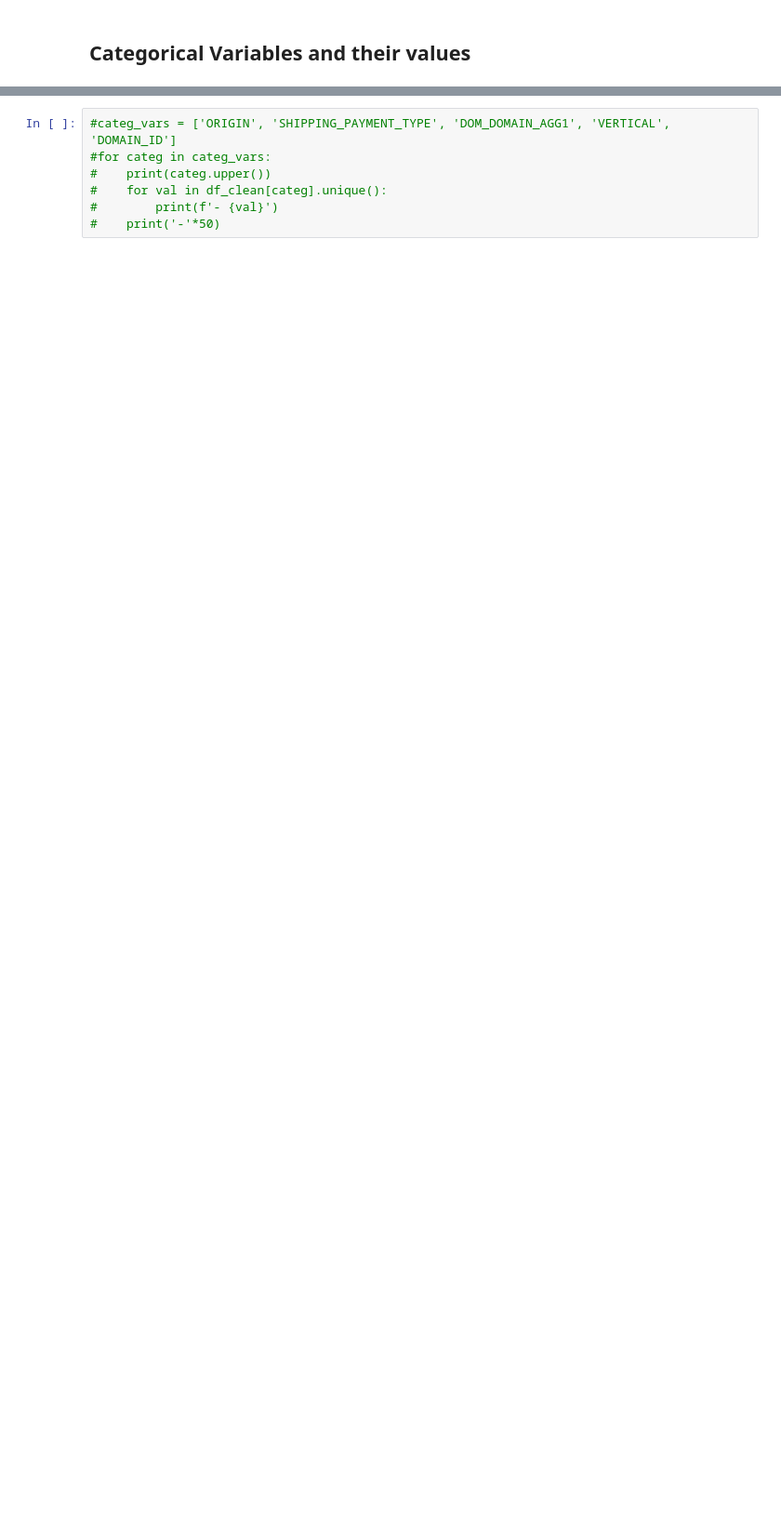
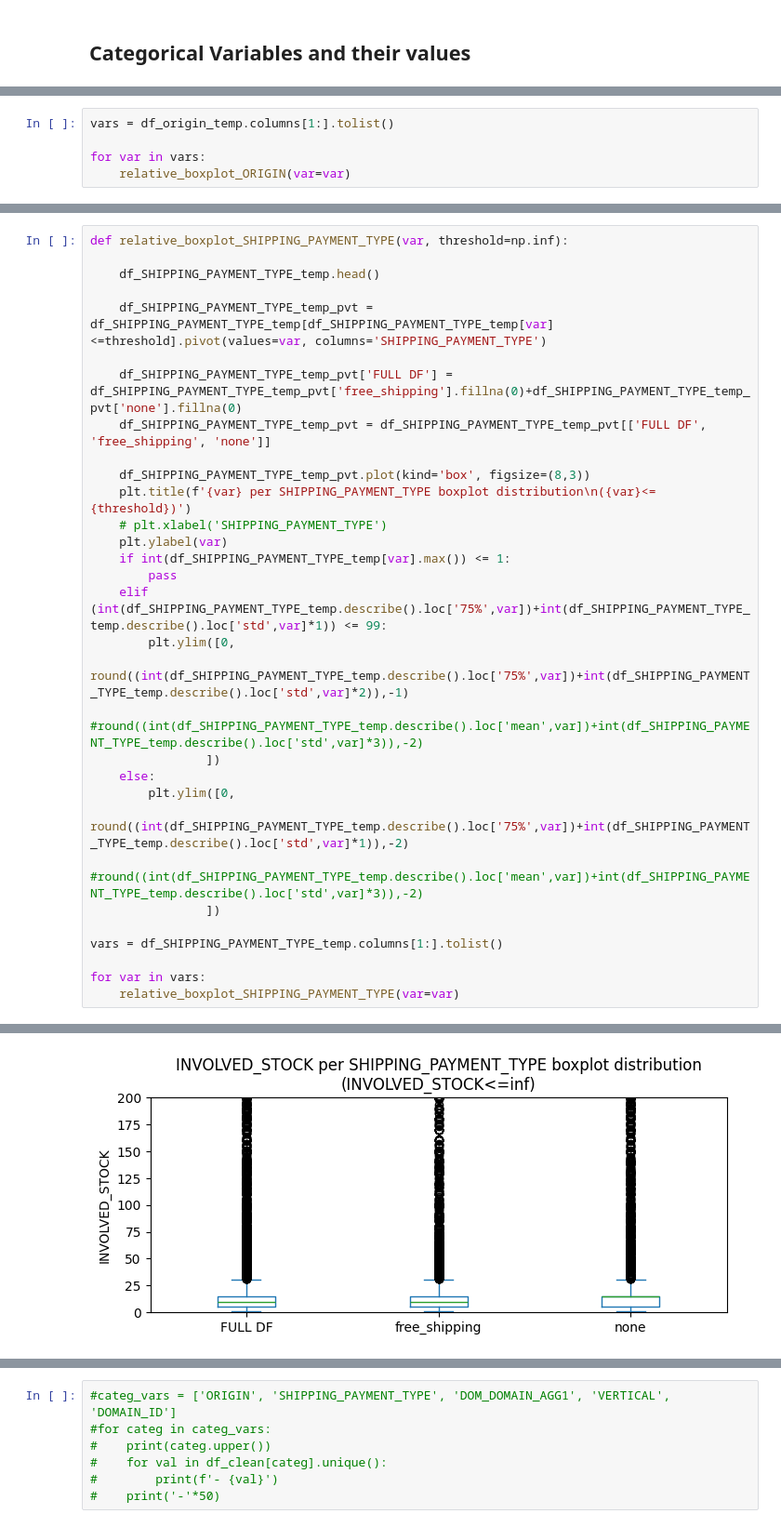
Before and after one commit to rafands/Meli_Tech_Challenge, a Jupyter notebook: EDA_ofertas_relampago.ipynb, the cells around one changed output, grey strips where cells are left out. Shown at 93% size. Drawn from its saved outputs; the diff is of its cells as text; blank space fills up the shorter version.

```diff
--- a/EDA_ofertas_relampago.ipynb
+++ b/EDA_ofertas_relampago.ipynb
@@ -1317,0 +1344,5 @@ df_orig.describe()
+# %%
+vars = df_origin_temp.columns[1:].tolist()
+
+for var in vars:
+    relative_boxplot_ORIGIN(var=var)
@@ -1317,0 +1426,32 @@ df_orig.describe()
+# %%
+def relative_boxplot_SHIPPING_PAYMENT_TYPE(var, threshold=np.inf):
+
+    df_SHIPPING_PAYMENT_TYPE_temp.head()
+
+    df_SHIPPING_PAYMENT_TYPE_temp_pvt = df_SHIPPING_PAYMENT_TYPE_temp[df_SHIPPING_PAYMENT_TYPE_temp[var]<=threshold].pivot(values=var, columns='SHIPPING_PAYMENT_TYPE')
+
+    df_SHIPPING_PAYMENT_TYPE_temp_pvt['FULL DF'] = df_SHIPPING_PAYMENT_TYPE_temp_pvt['free_shipping'].fillna(0)+df_SHIPPING_PAYMENT_TYPE_temp_pvt['none'].fillna(0)
+    df_SHIPPING_PAYMENT_TYPE_temp_pvt = df_SHIPPING_PAYMENT_TYPE_temp_pvt[['FULL DF', 'free_shipping', 'none']]
+
+    df_SHIPPING_PAYMENT_TYPE_temp_pvt.plot(kind='box', figsize=(8,3))
+    plt.title(f'{var} per SHIPPING_PAYMENT_TYPE boxplot distribution\n({var}<={threshold})')
+    # plt.xlabel('SHIPPING_PAYMENT_TYPE')
+    plt.ylabel(var)
+    if int(df_SHIPPING_PAYMENT_TYPE_temp[var].max()) <= 1:
+        pass
+    elif (int(df_SHIPPING_PAYMENT_TYPE_temp.describe().loc['75%',var])+int(df_SHIPPING_PAYMENT_TYPE_temp.describe().loc['std',var]*1)) <= 99:
+        plt.ylim([0,
+                round((int(df_SHIPPING_PAYMENT_TYPE_temp.describe().loc['75%',var])+int(df_SHIPPING_PAYMENT_TYPE_temp.describe().loc['std',var]*2)),-1)
+                #round((int(df_SHIPPING_PAYMENT_TYPE_temp.describe().loc['mean',var])+int(df_SHIPPING_PAYMENT_TYPE_temp.describe().loc['std',var]*3)),-2)
+                ])
+    else:
+        plt.ylim([0,
+                round((int(df_SHIPPING_PAYMENT_TYPE_temp.describe().loc['75%',var])+int(df_SHIPPING_PAYMENT_TYPE_temp.describe().loc['std',var]*1)),-2)
+                #round((int(df_SHIPPING_PAYMENT_TYPE_temp.describe().loc['mean',var])+int(df_SHIPPING_PAYMENT_TYPE_temp.describe().loc['std',var]*3)),-2)
+                ])
+
+vars = df_SHIPPING_PAYMENT_TYPE_temp.columns[1:].tolist()
+
+for var in vars:
+    relative_boxplot_SHIPPING_PAYMENT_TYPE(var=var)
+# %% [output]
@@ -1317,0 +1459 @@ df_orig.describe()
+[figure, added]
```
Also changed, not shown: parts of 22 cells of this notebook.
